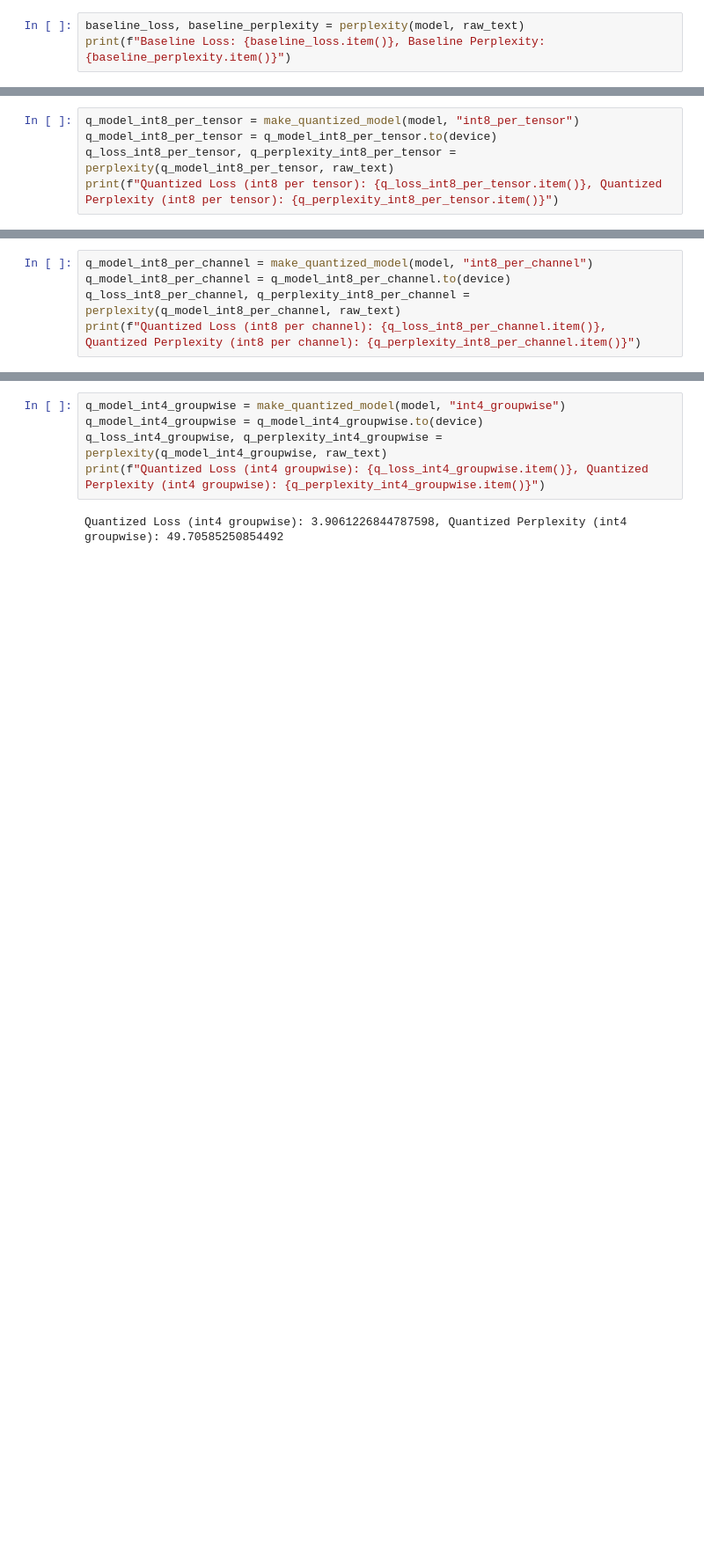
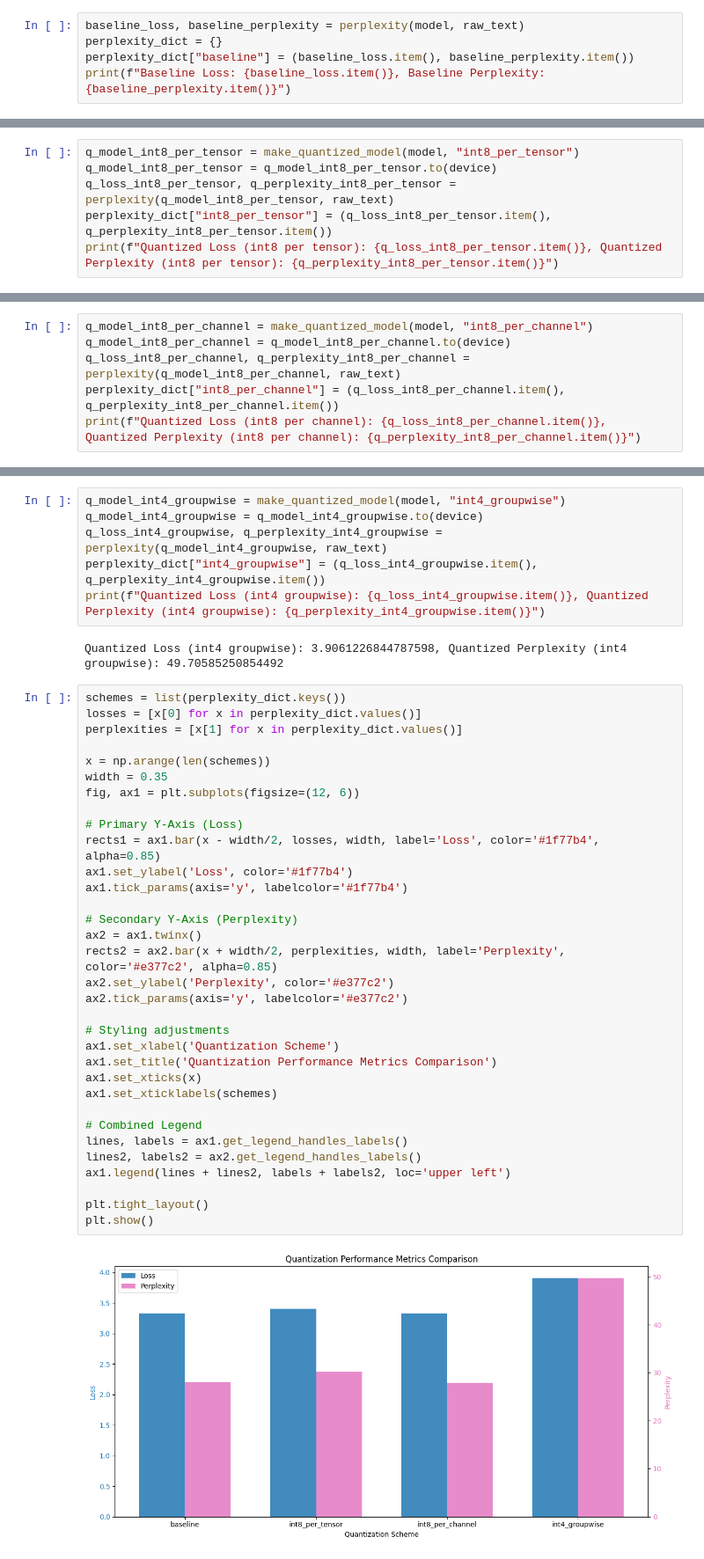
Before and after one commit to Bukunmi2108/ml-journey, a Jupyter notebook: research/p2/quant.ipynb, the cells around one changed output, grey strips where cells are left out. Shown at 88% size. Drawn from its saved outputs; the diff is of its cells as text; blank space fills up the shorter version.

```diff
--- a/research/p2/quant.ipynb
+++ b/research/p2/quant.ipynb
@@ -234,6 +238,8 @@ def perplexity(model: nn.Module, texts, max_length=256):
   return loss, perplexity
 # %%
 baseline_loss, baseline_perplexity = perplexity(model, raw_text)
+perplexity_dict = {}
+perplexity_dict["baseline"] = (baseline_loss.item(), baseline_perplexity.item())
 print(f"Baseline Loss: {baseline_loss.item()}, Baseline Perplexity: {baseline_perplexity.item()}")
 # %% [output]
 Baseline Loss: 3.333599090576172, Baseline Perplexity: 28.03907585144043
@@ -243,6 +251,7 @@ Test the Perplexity of Quantized models
 q_model_int8_per_tensor = make_quantized_model(model, "int8_per_tensor")
 q_model_int8_per_tensor = q_model_int8_per_tensor.to(device)
 q_loss_int8_per_tensor, q_perplexity_int8_per_tensor = perplexity(q_model_int8_per_tensor, raw_text)
+perplexity_dict["int8_per_tensor"] = (q_loss_int8_per_tensor.item(), q_perplexity_int8_per_tensor.item())
 print(f"Quantized Loss (int8 per tensor): {q_loss_int8_per_tensor.item()}, Quantized Perplexity (int8 per tensor): {q_perplexity_int8_per_tensor.item()}")
 # %% [output]
 Quantized Loss (int8 per tensor): 3.407289743423462, Quantized Perplexity (int8 per tensor): 30.18332862854004
@@ -250,6 +259,7 @@ Quantized Loss (int8 per tensor): 3.407289743423462, Quantized Perplexity (int8
 q_model_int8_per_channel = make_quantized_model(model, "int8_per_channel")
 q_model_int8_per_channel = q_model_int8_per_channel.to(device)
 q_loss_int8_per_channel, q_perplexity_int8_per_channel = perplexity(q_model_int8_per_channel, raw_text)
+perplexity_dict["int8_per_channel"] = (q_loss_int8_per_channel.item(), q_perplexity_int8_per_channel.item())
 print(f"Quantized Loss (int8 per channel): {q_loss_int8_per_channel.item()}, Quantized Perplexity (int8 per channel): {q_perplexity_int8_per_channel.item()}")
 # %% [output]
 Quantized Loss (int8 per channel): 3.329045534133911, Quantized Perplexity (int8 per channel): 27.91168785095215
@@ -257,6 +267,42 @@ Quantized Loss (int8 per channel): 3.329045534133911, Quantized Perplexity (int8
 q_model_int4_groupwise = make_quantized_model(model, "int4_groupwise")
 q_model_int4_groupwise = q_model_int4_groupwise.to(device)
 q_loss_int4_groupwise, q_perplexity_int4_groupwise = perplexity(q_model_int4_groupwise, raw_text)
+perplexity_dict["int4_groupwise"] = (q_loss_int4_groupwise.item(), q_perplexity_int4_groupwise.item())
 print(f"Quantized Loss (int4 groupwise): {q_loss_int4_groupwise.item()}, Quantized Perplexity (int4 groupwise): {q_perplexity_int4_groupwise.item()}")
 # %% [output]
 Quantized Loss (int4 groupwise): 3.9061226844787598, Quantized Perplexity (int4 groupwise): 49.70585250854492
+# %%
+schemes = list(perplexity_dict.keys())
+losses = [x[0] for x in perplexity_dict.values()]
+perplexities = [x[1] for x in perplexity_dict.values()]
+
+x = np.arange(len(schemes))
+width = 0.35
+fig, ax1 = plt.subplots(figsize=(12, 6))
+
+# Primary Y-Axis (Loss)
+rects1 = ax1.bar(x - width/2, losses, width, label='Loss', color='#1f77b4', alpha=0.85)
+ax1.set_ylabel('Loss', color='#1f77b4')
+ax1.tick_params(axis='y', labelcolor='#1f77b4')
+
+# Secondary Y-Axis (Perplexity)
+ax2 = ax1.twinx()
+rects2 = ax2.bar(x + width/2, perplexities, width, label='Perplexity', color='#e377c2', alpha=0.85)
+ax2.set_ylabel('Perplexity', color='#e377c2')
+ax2.tick_params(axis='y', labelcolor='#e377c2')
+
+# Styling adjustments
+ax1.set_xlabel('Quantization Scheme')
+ax1.set_title('Quantization Performance Metrics Comparison')
+ax1.set_xticks(x)
+ax1.set_xticklabels(schemes)
+
+# Combined Legend
+lines, labels = ax1.get_legend_handles_labels()
+lines2, labels2 = ax2.get_legend_handles_labels()
+ax1.legend(lines + lines2, labels + labels2, loc='upper left')
+
+plt.tight_layout()
+plt.show()
+# %% [output]
+[figure, added]
```
Also changed, not shown: parts of 7 cells of this notebook.
